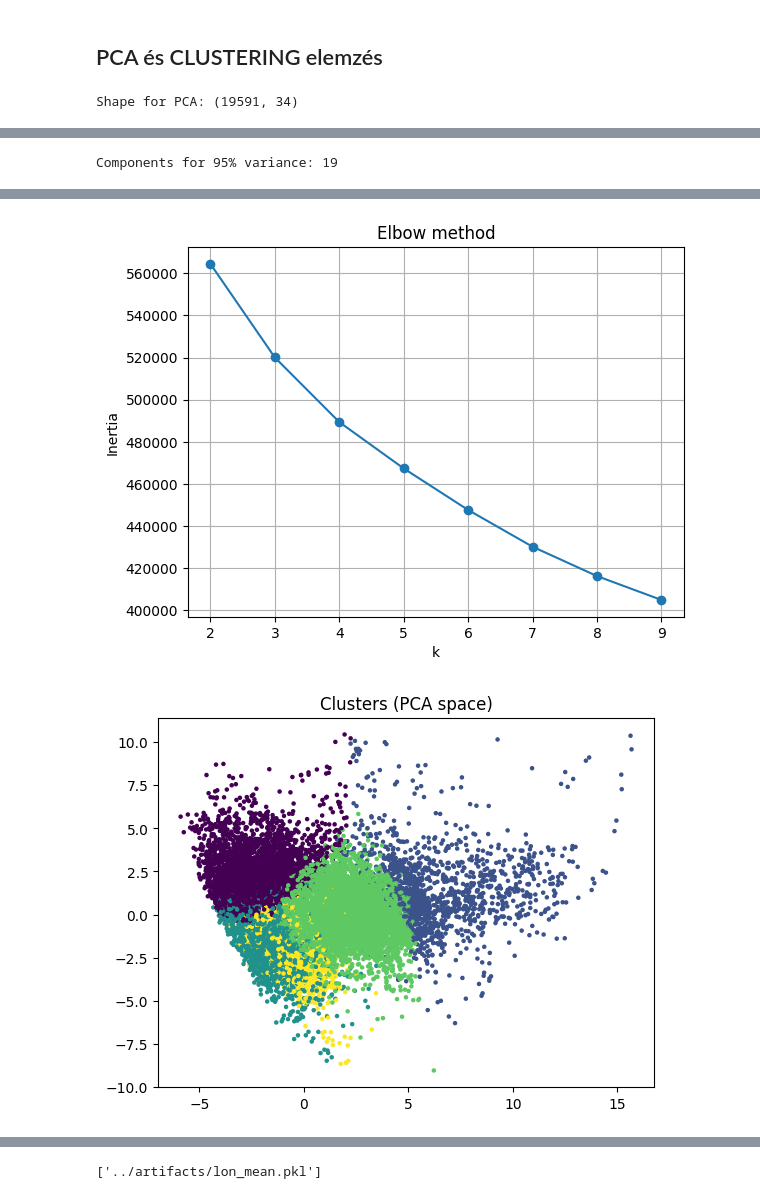
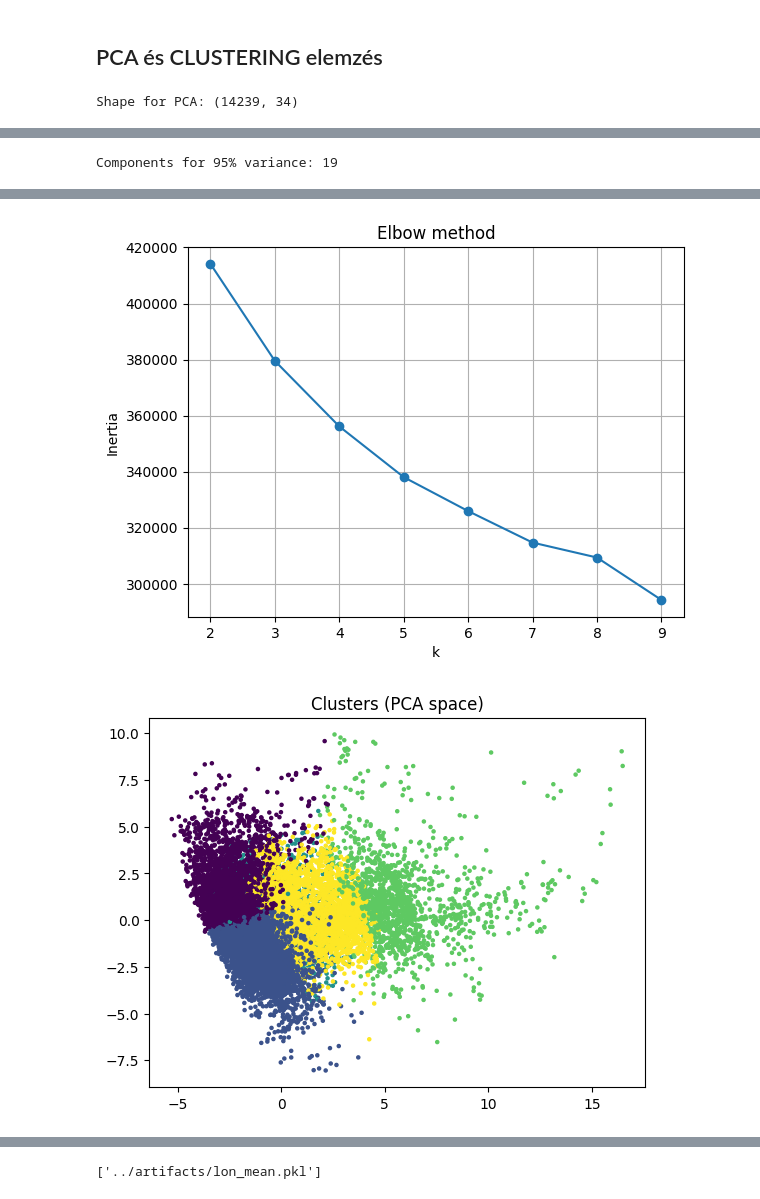
Before and after one commit to YXLG5V/pm25_forecast, a Jupyter notebook: notebooks/02_FE.ipynb, the cells around one changed output, grey strips where cells are left out. Drawn from its saved outputs; the diff is of its cells as text; code cells hidden in the pictures.

```diff
--- a/notebooks/02_FE.ipynb
+++ b/notebooks/02_FE.ipynb
@@ -104,5 +176,5 @@ plt.show()
 # %%
-for loc in df["location"].unique():
-    plot_acf(df[df["location"]==loc]["pm25"].dropna(), lags=48)
+for loc in train_df["location"].unique():
+    plot_acf(train_df[train_df["location"]==loc]["pm25"].dropna(), lags=48)
 plt.show()
 # %% [output]
@@ -159,0 +198,3 @@ df["pm25_std_12h"] = (
+# %%
+train_df = train_df.sort_values(["location", train_df.index.name])
+test_df  = test_df.sort_values(["location", test_df.index.name])
@@ -264,17 +350,32 @@ A mérőállomások földrajzi elhelyezkedése befolyásolhatja a légszennyezé
    - Minden feature kizárólag az adott station adataiból épül
    - Nincs keveredés különböző állomások között
 # %%
-LAT_MEAN = df["latitude"].mean()
-LON_MEAN = df["longitude"].mean()
-df["lat_norm"] = df["latitude"] - LAT_MEAN
-df["lon_norm"] = df["longitude"] - LON_MEAN
+def fit_spatial(df):
 
-locations = sorted(df["location"].unique())
-mapping = {loc: i for i, loc in enumerate(locations)}
+    LAT_MEAN = df["latitude"].mean()
+    LON_MEAN = df["longitude"].mean()
 
-df["location_id"] = df["location"].map(mapping)
-# visszaalakítás
-#{v:k for k,v in mapping.items()}[2]
+    locations = sorted(df["location"].unique())
+    mapping = {loc: i for i, loc in enumerate(locations)}
+
+    return LAT_MEAN, LON_MEAN, mapping
+
+def apply_spatial(df, LAT_MEAN, LON_MEAN, mapping):
+
+    df["lat_norm"] = df["latitude"] - LAT_MEAN
+    df["lon_norm"] = df["longitude"] - LON_MEAN
+
+    df["location_id"] = df["location"].map(mapping).fillna(-1)
+    # visszaalakítás
+    #{v:k for k,v in mapping.items()}[2]
+
+    return df
+
+
+LAT_MEAN, LON_MEAN, mapping = fit_spatial(train_df)
+
+train_df = apply_spatial(train_df, LAT_MEAN, LON_MEAN, mapping)
+test_df  = apply_spatial(test_df, LAT_MEAN, LON_MEAN, mapping)
 # %% [markdown]
 ### Összes feature
 # %%
@@ -365,7 +466,7 @@ assert len(missing) == 0, f"Missing features: {missing}"
 # %% [markdown]
  ## PCA és CLUSTERING elemzés
 # %%
-X = df[FEATURES].dropna().copy()
+X = train_df[FEATURES].dropna().copy()
 
 print("Shape for PCA:", X.shape)
 
@@ -427,4 +528,4 @@ plt.scatter(X_pca[:, 0], X_pca[:, 1], c=clusters, s=5)
 plt.title("Clusters (PCA space)")
 plt.show()
 # %% [output]
-Shape for PCA: (19591, 34)
+Shape for PCA: (14239, 34)
@@ -434,5 +535,5 @@ Components for 95% variance: 19
-[figure, old version]
+[figure, new version]
-[figure, old version]
+[figure, new version]
 # %% [markdown]
 ### PCA
 
```
Also changed, not shown: parts of 20 cells of this notebook, 24 other files.
